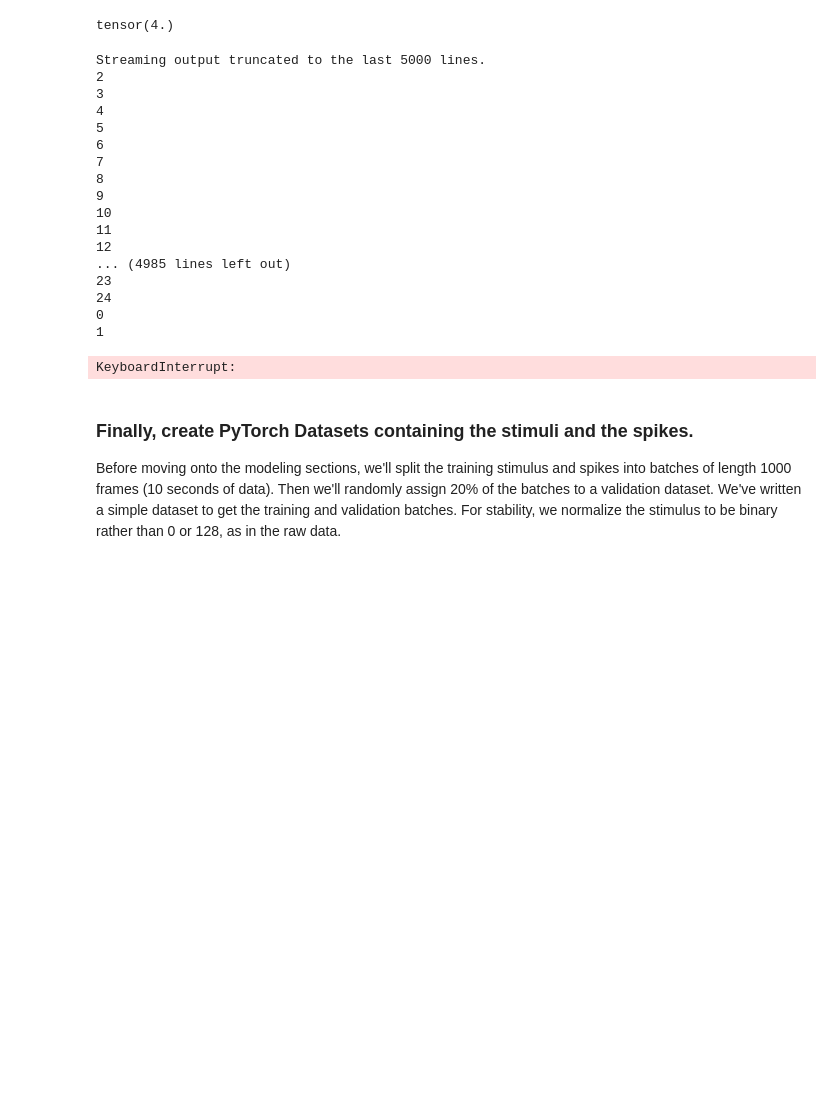
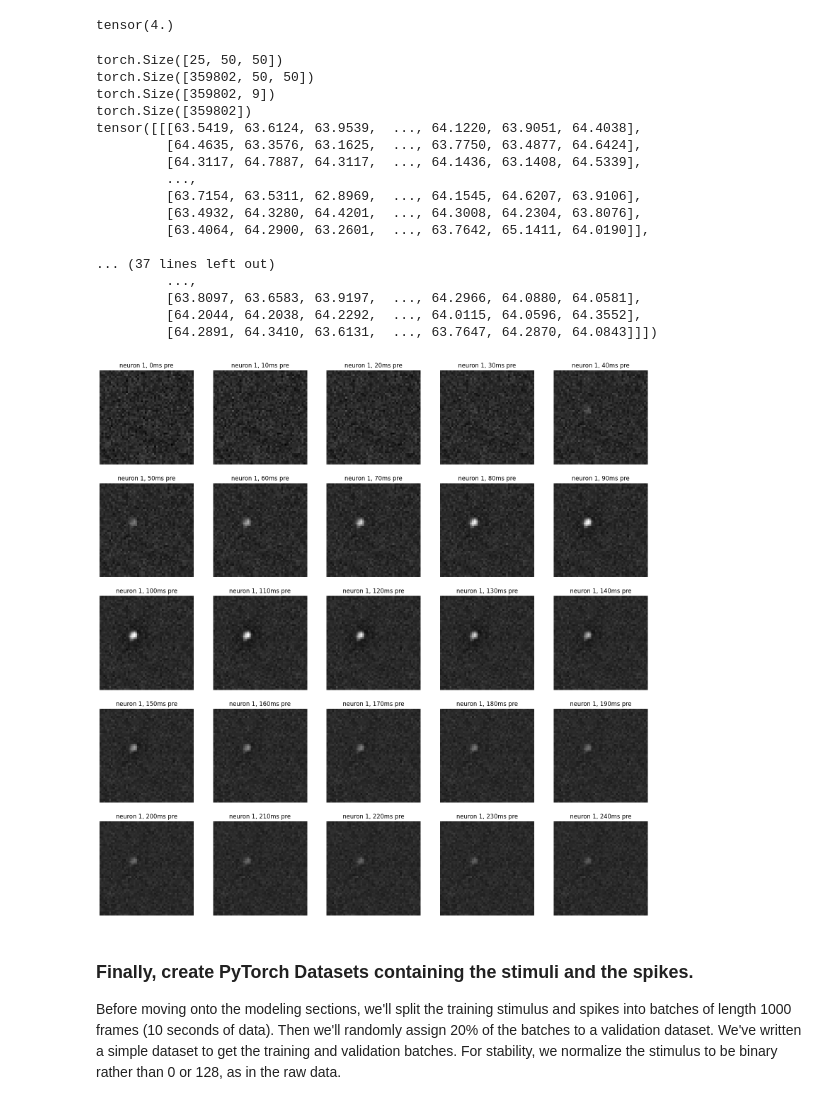
Before and after one commit to powellj24/nbio220, a Jupyter notebook: labs/04_glms.ipynb, the cells around one changed output. Saved outputs shown, nothing was run; the diff lists cells and outputs as text; code cells hidden in the pictures; blank space fills up the shorter version.

```diff
--- a/labs/04_glms.ipynb
+++ b/labs/04_glms.ipynb
@@ -539,16 +539,16 @@ def compute_sta(neuron: int,
     n_spikes = 0
     for ival, val in enumerate(neuron_ts):
 
-      if val > 0:
+      if val > 0 and ival > max_delay + 1:
 
         n_spikes = n_spikes + 1
 
         for i in range(max_delay):
           sta[i, :, :] = sta[i, :, :] + torch.mean(stimulus[ival - 2 - i : ival - 1, :, :].float(), axis = 0)
 
-          print(i)
+    sta = sta / n_spikes
 
-    sta = sta / n_spikes
+    print(sta)
 
     ###
     return sta
@@ -560,51 +560,51 @@ def plot_sta(neuron: int,
     """
     Plot the spike triggered average (STA) for a specified neuron.
 
     Parameters
     ----------
     neuron : int
         index of the neuron
     sta : Float[Tensor, "max_delay height width"]
         spike triggered average (STA) for the specified neuron
     n_cols : int
         number of columns in the plot
 
     """
     max_delay = sta.shape[0]
     n_rows = int(torch.ceil(torch.tensor(max_delay / n_cols)))
 
     fig, axs = plt.subplots(n_rows, n_cols, figsize=(4 * n_rows, 4 * n_cols))
     vmin = sta.min()
     vmax = sta.max()
     for d, ax in enumerate(axs.ravel()):
         ax.imshow(sta[d], vmin=vmin, vmax=vmax, cmap="Greys")
         ax.set_axis_off()
         ax.set_title("neuron {}, {}ms pre".format(neuron + 1, d*10))
     for ax in axs.ravel()[max_delay:]:
         ax.set_visible(False)
 
 n = 0
 sta = compute_sta(n, stimulus, spikes)
 plot_sta(n, sta)
 # %% [output]
-Streaming output truncated to the last 5000 lines.
-2
-3
-4
-5
-6
-7
-8
-9
-10
-11
-12
-... (4985 lines left out)
-23
-24
-0
-1
+torch.Size([25, 50, 50])
+torch.Size([359802, 50, 50])
+torch.Size([359802, 9])
+torch.Size([359802])
+tensor([[[63.5419, 63.6124, 63.9539,  ..., 64.1220, 63.9051, 64.4038],
+         [64.4635, 63.3576, 63.1625,  ..., 63.7750, 63.4877, 64.6424],
+         [64.3117, 64.7887, 64.3117,  ..., 64.1436, 63.1408, 64.5339],
+         ...,
+         [63.7154, 63.5311, 62.8969,  ..., 64.1545, 64.6207, 63.9106],
+         [63.4932, 64.3280, 64.4201,  ..., 64.3008, 64.2304, 63.8076],
+         [63.4064, 64.2900, 63.2601,  ..., 63.7642, 65.1411, 64.0190]],
+
+... (37 lines left out)
+         ...,
+         [63.8097, 63.6583, 63.9197,  ..., 64.2966, 64.0880, 64.0581],
+         [64.2044, 64.2038, 64.2292,  ..., 64.0115, 64.0596, 64.3552],
+         [64.2891, 64.3410, 63.6131,  ..., 63.7647, 64.2870, 64.0843]]])
-KeyboardInterrupt:
+[figure, added]
 # %% [markdown]
 ### Finally, create PyTorch Datasets containing the stimuli and the spikes.
 Before moving onto the modeling sections, we'll split the training stimulus and spikes into batches of length 1000 frames (10 seconds of data). Then we'll randomly assign 20% of the batches to a validation dataset. We've written a simple dataset to get the training and validation batches. For stability, we normalize the stimulus to be binary rather than 0 or 128, as in the raw data.
```
Also changed, not shown: parts of 3 cells of this notebook.
